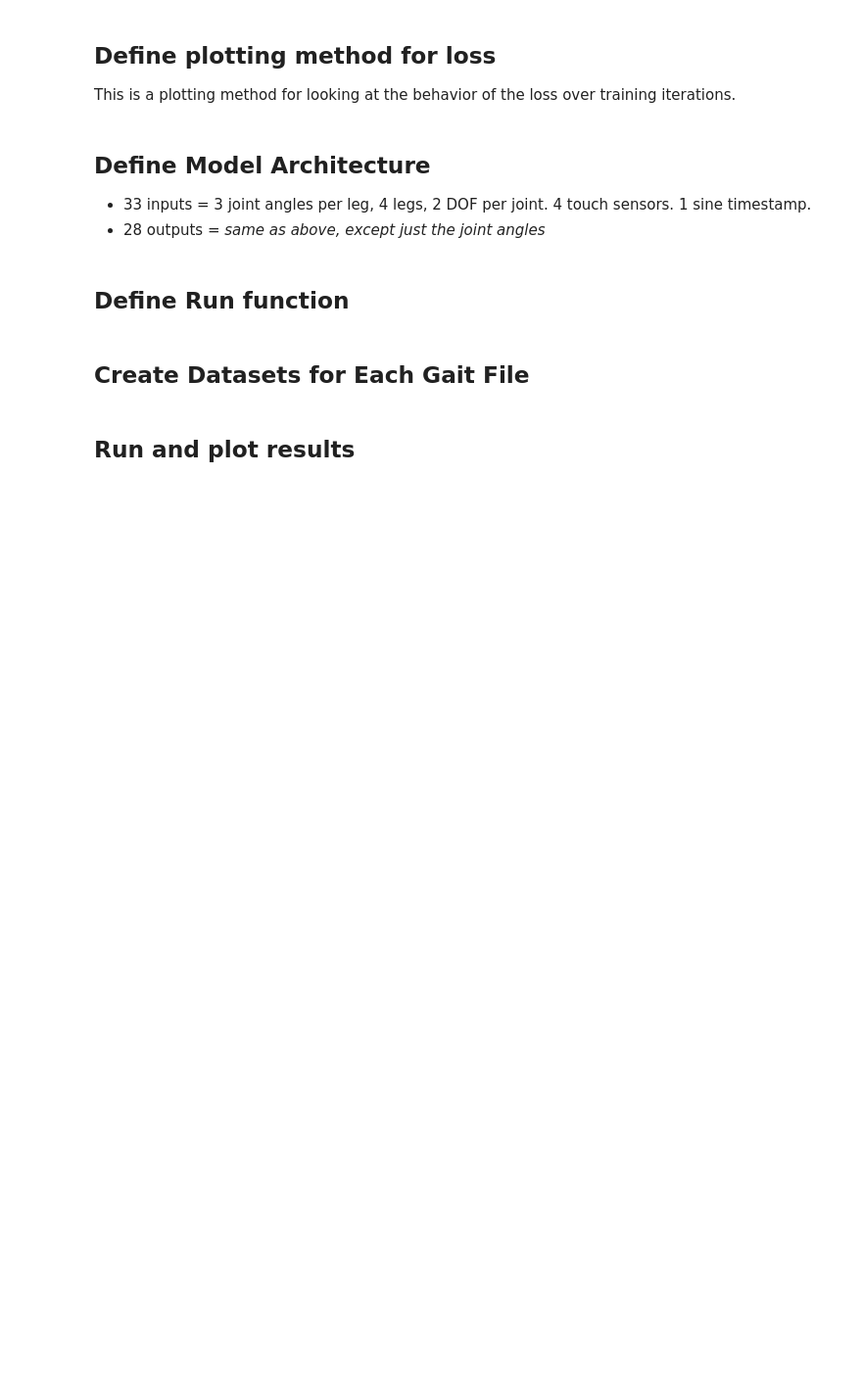
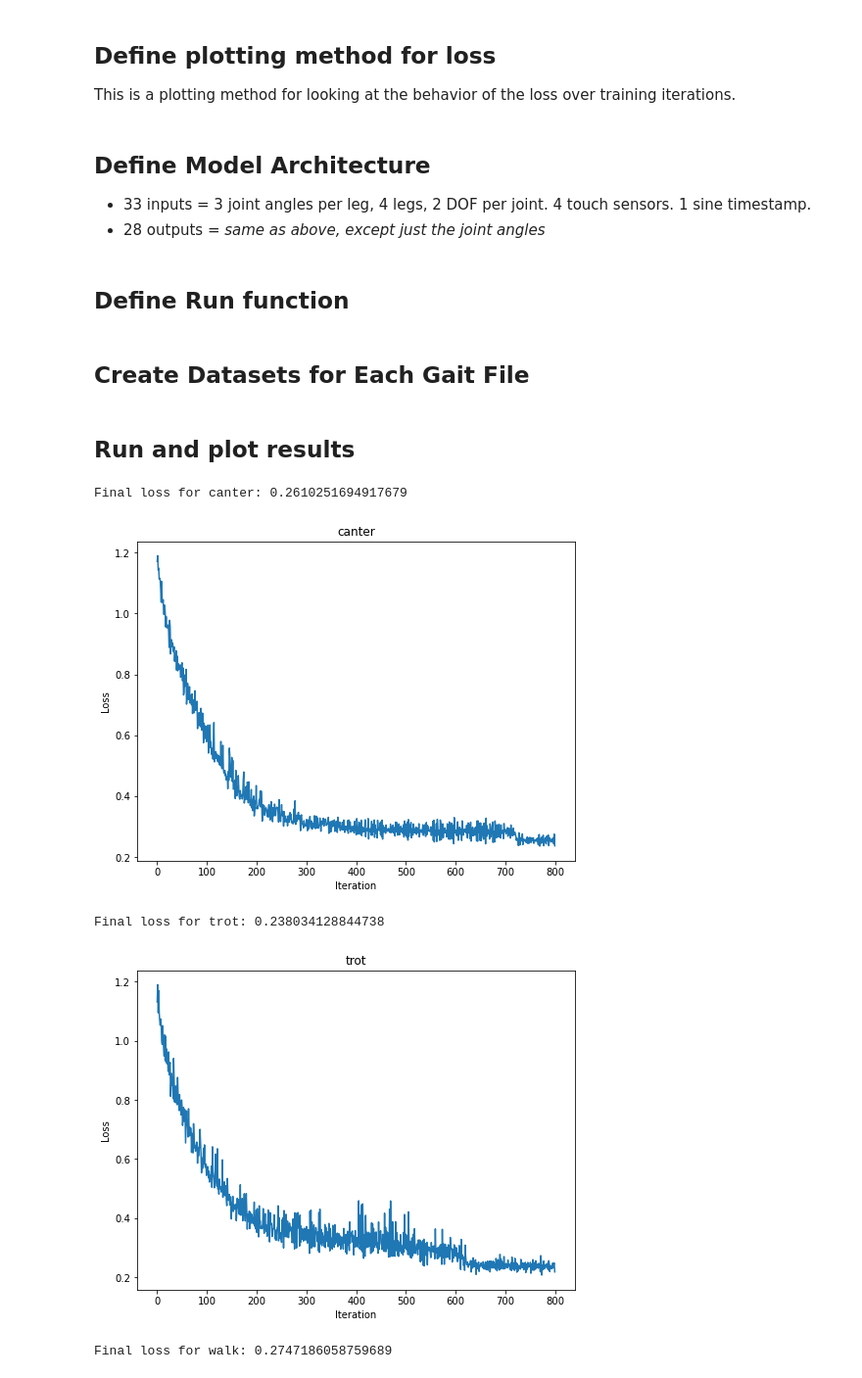
Before and after one commit to anthonyjclark/gaitpt, a Jupyter notebook: gait_model.ipynb, the cells around one changed output. Shown at 98% size. Cells and saved outputs as stored; diff of their text form; code cells hidden in the pictures; blank space fills up the shorter version.

Commit message:
Added some plotting and data analysis to the notebook. Also switched to pathlib.

```diff
--- a/gait_model.ipynb
+++ b/gait_model.ipynb
@@ -125,7 +128,9 @@ def train(model, loader, optimizer, loss_fn, epochs=5):
     batch_index = 0
     for e in range(epochs):
         for x, y in loader:
-            loss = train_batch(model=model, x=x, y=y, optimizer=optimizer, loss_fn=loss_fn)
+            loss = train_batch(
+                model=model, x=x, y=y, optimizer=optimizer, loss_fn=loss_fn
+            )
             losses.append(loss)
 
             batch_index += 1
@@ -216,8 +220,12 @@ def run(train_dataset, test_dataset, epochs=4, layer_sizes=[33, 31, 30, 28]):
     # Batch size is the number of training examples used to calculate each iteration's gradient
     batch_size_train = 33
 
-    data_loader_train = DataLoader(dataset=train_dataset, batch_size=batch_size_train, shuffle=True)
-    data_loader_test = DataLoader(dataset=test_dataset, batch_size=len(test_dataset), shuffle=False)
+    data_loader_train = DataLoader(
+        dataset=train_dataset, batch_size=batch_size_train, shuffle=True
+    )
+    data_loader_test = DataLoader(
+        dataset=test_dataset, batch_size=len(test_dataset), shuffle=False
+    )
 
     # Define the hyperparameters
     learning_rate = 1e-3
@@ -231,8 +239,13 @@ def run(train_dataset, test_dataset, epochs=4, layer_sizes=[33, 31, 30, 28]):
     loss_fn = nn.MSELoss()  # mean squared error
 
     # Train and get the resulting loss per iteration
-    loss = train(model=pytorch_model, loader=data_loader_train, optimizer=optimizer, loss_fn=loss_fn, epochs=epochs)
-
+    loss = train(
+        model=pytorch_model,
+        loader=data_loader_train,
+        optimizer=optimizer,
+        loss_fn=loss_fn,
+        epochs=epochs,
+    )
 
     # Test and get the resulting predicted y values
     y_predict = test(model=pytorch_model, loader=data_loader_test)
@@ -241,27 +254,31 @@ def run(train_dataset, test_dataset, epochs=4, layer_sizes=[33, 31, 30, 28]):
 # %% [markdown]
 ## Create Datasets for Each Gait File
 # %%
-angles_path_windows = ".\\Data\\*.csv"
-angles_path_mac = "./Data/*.csv"
-# TODO: pathlib lib will take care of this from pathlib import Path
-
+angles_path = Path("Data")
 names_and_ds = []
 
-for file in glob.glob(angles_path_mac):
+for filename in angles_path.glob("*.csv"):
 
-    name = file.split("\\")[2].split("_")[0]
-    train_ds, test_ds = create_datasets(file)
-    names_and_ds.append((name, train_ds, test_ds))
+    gait_name = filename.stem.split("_")[0]
+    train_ds, test_ds = create_datasets(filename)
+    names_and_ds.append((gait_name, train_ds, test_ds))
 # %% [markdown]
 ## Run and plot results
 # %%
-
 for name, train_ds, test_ds in names_and_ds:
 
     train_ds.x_data.shape
 
-    losses, y_predict, model_to_save = run(train_dataset=train_ds, test_dataset=test_ds, epochs=400)
-    torch.save(model_to_save, f'.Models/{name}_model.pt')
+    losses, y_predict, model_to_save = run(
+        train_dataset=train_ds, test_dataset=test_ds, epochs=400
+    )
+    torch.save(model_to_save, Path("Models") / f"{name}_model.pt")
 
     print(f"Final loss for {name}: {sum(losses[-100:])/100}")
     plot_loss(losses, name)
+# %% [output]
+Final loss for canter: 0.2610251694917679
+[figure, added]
+Final loss for trot: 0.238034128844738
+[figure, added]
+Final loss for walk: 0.2747186058759689
```
Also changed, not shown: parts of 10 cells of this notebook.
